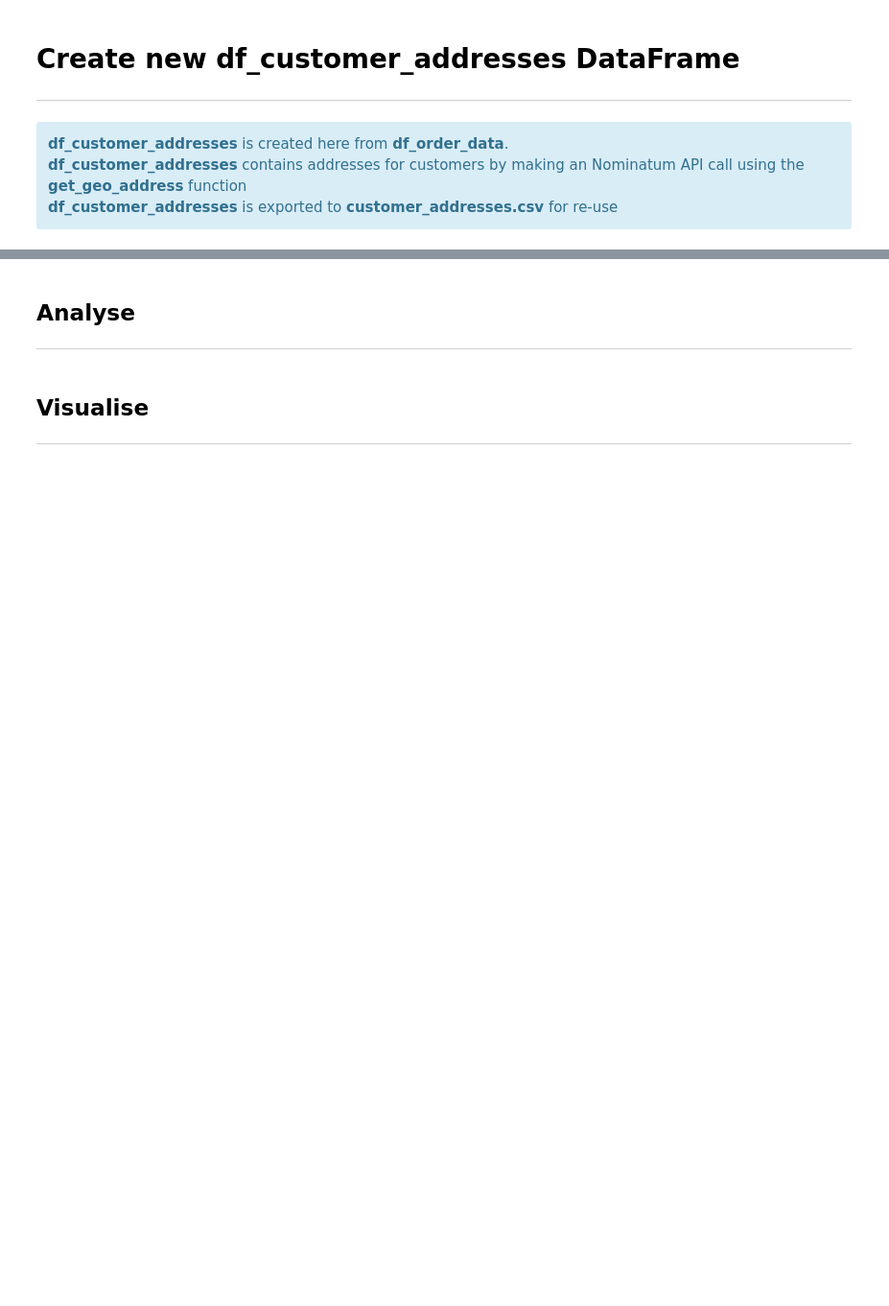
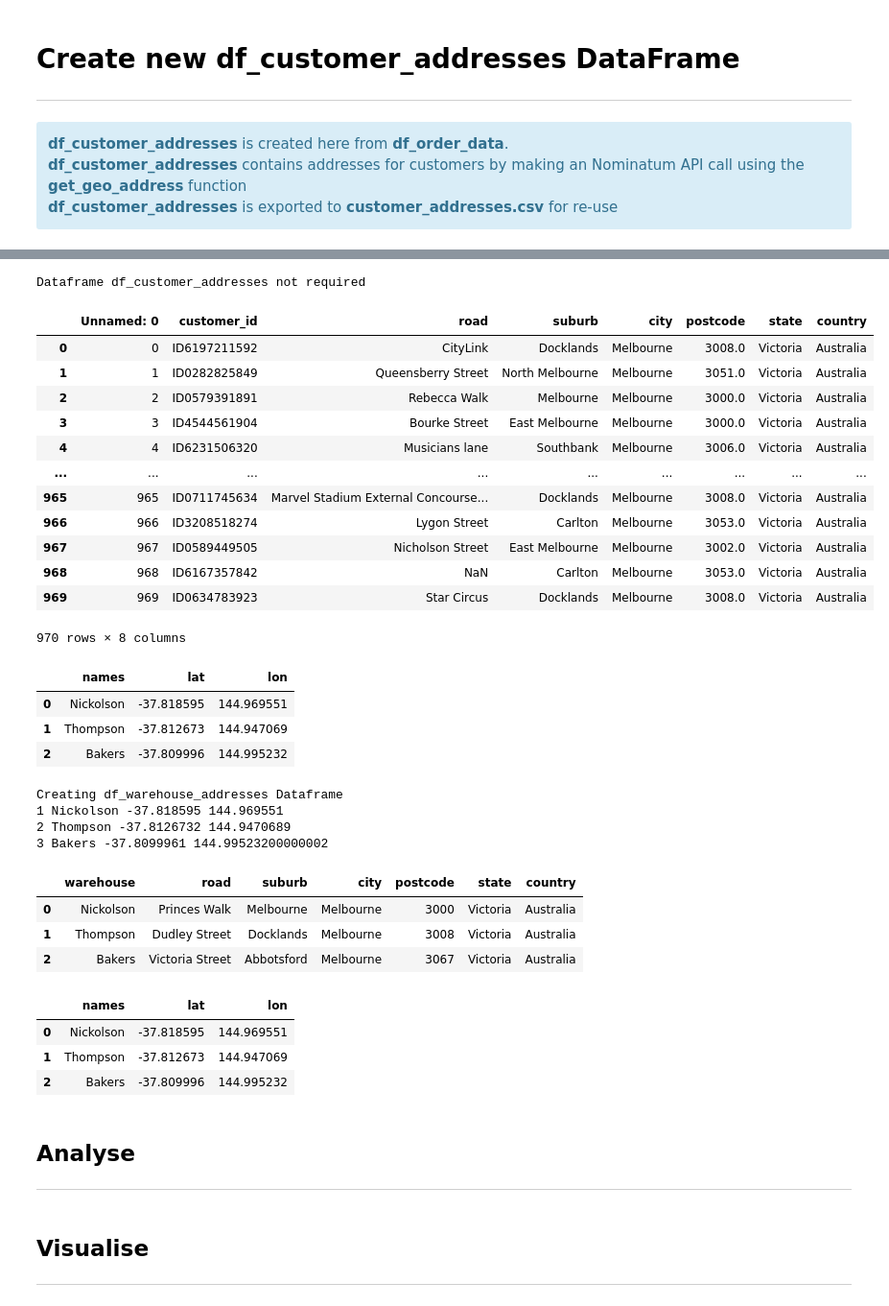
Before and after one commit to kieran-molloy/UCDPA_kieranmolloy, a Jupyter notebook: UCDPA_KieranMolloy.ipynb, the cells around one changed output, grey strips where cells are left out. Shown at 96% size. Drawn from its saved outputs; the diff is of its cells as text; code cells hidden in the pictures; blank space fills up the shorter version.

Commit message:
creating warehouse addresses

```diff
--- a/UCDPA_KieranMolloy.ipynb
+++ b/UCDPA_KieranMolloy.ipynb
@@ -702,13 +717,14 @@ display(customerid_lat_long.head(10))
 
 create_df_customer_addresses = 0
 
+
 if create_df_customer_addresses == 1:
     print('Creating df_customer_addresses Dataframe')
     df_customer_addresses = pd.DataFrame()
     x=1
     for i, row in customerid_lat_long.iterrows():
             #print to screen to get completion estimate from x
-            print(x,row[0],row[1],row[2])
+            print(x,111,row[1],row[2])
             x+=1
             #add 1 second delay from Nominatum rate limiting
             time.sleep(1)
@@ -722,7 +738,9 @@ if create_df_customer_addresses == 1:
                         'country':get_geo_address(row[0],row[1],row[2])[6]
                        },ignore_index=True)
 else:
-    print('Dataframe df_customer_addresses not required')
+    print('Dataframe df_warehouse_addresses not required')
+# %% [output]
+Dataframe df_customer_addresses not required
 # %%
 # output df_customer_addresses created in previous step to csv in local notebook path
 if create_df_customer_addresses == 1:
@@ -731,0 +753,59 @@ display(df_customer_addresses)
+# %%
+df_customer_addresses
+# %% [output]
+|  | Unnamed: 0 | customer_id | road | suburb | city | postcode | state | country |
+| 0 | 0 | ID6197211592 | CityLink | Docklands | Melbourne | 3008.0 | Victoria | Australia |
+| 1 | 1 | ID0282825849 | Queensberry Street | North Melbourne | Melbourne | 3051.0 | Victoria | Australia |
+| 2 | 2 | ID0579391891 | Rebecca Walk | Melbourne | Melbourne | 3000.0 | Victoria | Australia |
+| 3 | 3 | ID4544561904 | Bourke Street | East Melbourne | Melbourne | 3000.0 | Victoria | Australia |
+| 4 | 4 | ID6231506320 | Musicians lane | Southbank | Melbourne | 3006.0 | Victoria | Australia |
+| ... | ... | ... | ... | ... | ... | ... | ... | ... |
+| 965 | 965 | ID0711745634 | Marvel Stadium External Concourse... | Docklands | Melbourne | 3008.0 | Victoria | Australia |
+| 966 | 966 | ID3208518274 | Lygon Street | Carlton | Melbourne | 3053.0 | Victoria | Australia |
+| 967 | 967 | ID0589449505 | Nicholson Street | East Melbourne | Melbourne | 3002.0 | Victoria | Australia |
+| 968 | 968 | ID6167357842 | NaN | Carlton | Melbourne | 3053.0 | Victoria | Australia |
+| 969 | 969 | ID0634783923 | Star Circus | Docklands | Melbourne | 3008.0 | Victoria | Australia |
+970 rows × 8 columns
+# %%
+# getting '_lat' and 'customer_long'] for df_order_data
+warehouse_lat_long = df_warehouse_data[['names','lat','lon']]
+
+display(warehouse_lat_long.head(10))
+# %% [output]
+|  | names | lat | lon |
+| 0 | Nickolson | -37.818595 | 144.969551 |
+| 1 | Thompson | -37.812673 | 144.947069 |
+| 2 | Bakers | -37.809996 | 144.995232 |
+# %%
+# get address for each customer and create a new Dataframe called df_customer_addresses
+# create_df_customer_addresses = 0 so it doesnt run if 'All Cells are Run'
+# Change create_df_customer_addresses = 1 to create the df_customer_addresses Dataframe , estimated time 970 records @ 1 second each ~ 17mins.. more like 30mins
+
+create_df_warehouse_addresses = 1
+
+if create_df_warehouse_addresses == 1:
+    print('Creating df_warehouse_addresses Dataframe')
+    df_warehouse_addresses = pd.DataFrame()
+    x=1
+    for i, row in warehouse_lat_long.iterrows():
+            #print to screen to get completion estimate from x
+            print(x,row[0],row[1],row[2])
+            x+=1
+            #add 1 second delay from Nominatum rate limiting
+            time.sleep(1)
+            # pass values to the get_geo_address function
+            df_warehouse_addresses = df_warehouse_addresses.append({'warehouse':get_geo_address(row[0],row[1],row[2])[0],
+                        'road':get_geo_address(row[0],row[1],row[2])[1],
+                        'suburb':get_geo_address(row[0],row[1],row[2])[2],
+                        'city':get_geo_address(row[0],row[1],row[2])[3],
+                        'postcode':get_geo_address(row[0],row[1],row[2])[4],
+                        'state':get_geo_address(row[0],row[1],row[2])[5],
+                        'country':get_geo_address(row[0],row[1],row[2])[6]
+                       },ignore_index=True)
+else:
+    print('Dataframe df_warehouse_addresses not required')
+# %% [output]
+Creating df_warehouse_addresses Dataframe
+1 Nickolson -37.818595 144.969551
+2 Thompson -37.8126732 144.9470689
+3 Bakers -37.8099961 144.99523200000002
@@ -732,3 +816,17 @@ display(df_customer_addresses)
+# %%
+display(df_warehouse_addresses)
+# %% [output]
+|  | warehouse | road | suburb | city | postcode | state | country |
+| 0 | Nickolson | Princes Walk | Melbourne | Melbourne | 3000 | Victoria | Australia |
+| 1 | Thompson | Dudley Street | Docklands | Melbourne | 3008 | Victoria | Australia |
+| 2 | Bakers | Victoria Street | Abbotsford | Melbourne | 3067 | Victoria | Australia |
+# %%
+df_warehouse_data
+# %% [output]
+|  | names | lat | lon |
+| 0 | Nickolson | -37.818595 | 144.969551 |
+| 1 | Thompson | -37.812673 | 144.947069 |
+| 2 | Bakers | -37.809996 | 144.995232 |
 # %% [markdown]
 ## Analyse
 ***
```
Also changed, not shown: parts of 5 cells of this notebook, 3 other files.
